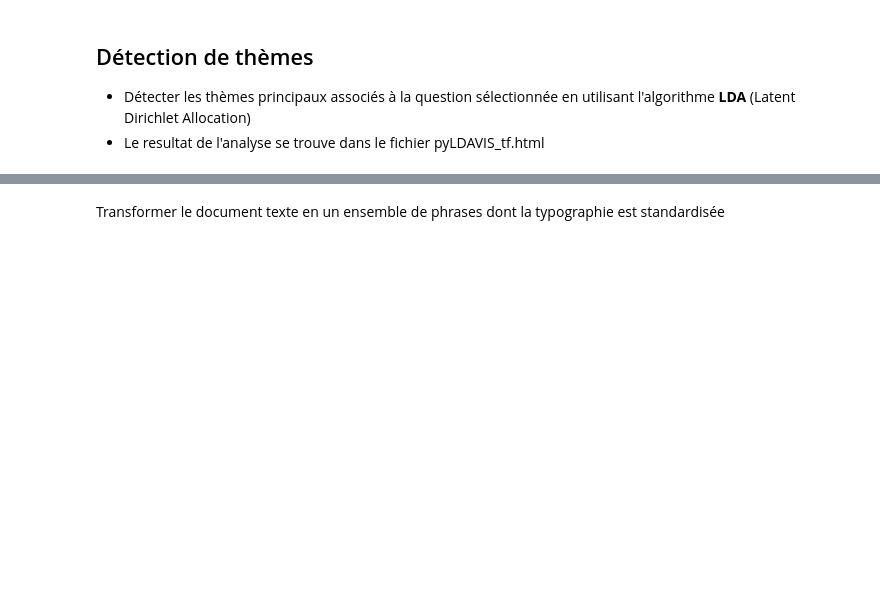
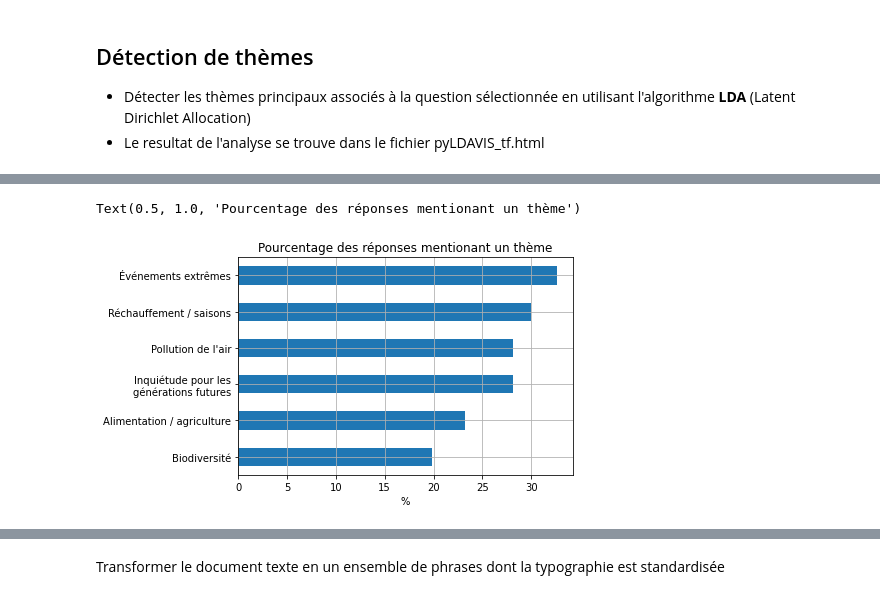
Before and after one commit to baruch11/grand-debat, a Jupyter notebook: grand-debat.ipynb, the cells around one changed output, grey strips where cells are left out. Saved outputs shown, nothing was run; the diff lists cells and outputs as text; code cells hidden in the pictures; blank space fills up the shorter version.

```diff
--- a/grand-debat.ipynb
+++ b/grand-debat.ipynb
@@ -112,5 +153,5 @@ answ_lems = td.lemmatize_answers(answs, nlp)
 # %%
-tf_vectorizer, lda_tf = td.get_themes(answ_lems, n_topics=5, stop_words=nlp.Defaults.stop_words)
+tf_vectorizer, lda_tf = td.get_themes(answ_lems, n_topics=n_topics, stop_words=nlp.Defaults.stop_words)
 
 print("Les différents thèmes associés à la question se situent dans le fichier pyLDAVIS_tf.html")
 # %% [output]
@@ -148,0 +205,14 @@ for ii in range(lda_tf.components_.shape[0]):
+# %%
+topic_names = ["Événements extrêmes", "Réchauffement / saisons", "Inquiétude pour les\ngénérations futures",
+               "Alimentation / agriculture", "Biodiversité", "Pollution de l'air"]
+topics_pct = pd.Series(index=topic_names,
+                       data=(lda_tf.transform(tf_vectorizer.transform(answ_lems)) >0.2).mean(axis=0)*100)
+
+f,ax = plt.subplots()
+topics_pct.sort_values().plot(kind="barh")
+ax.grid()
+ax.set_xlabel("%")
+ax.set_title("Pourcentage des réponses mentionant un thème")
+# %% [output]
+Text(0.5, 1.0, 'Pourcentage des réponses mentionant un thème')
+[figure, added]
```
Also changed, not shown: parts of 22 cells of this notebook, 1 other file.
